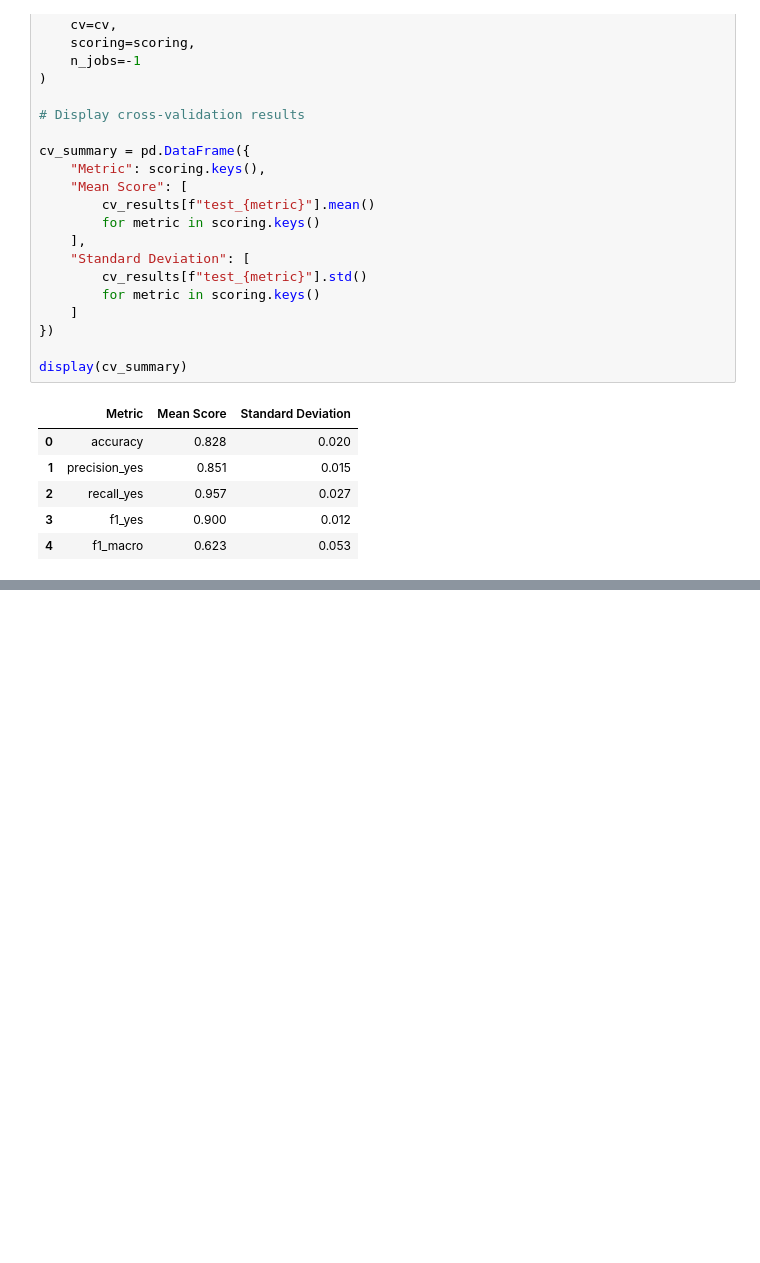
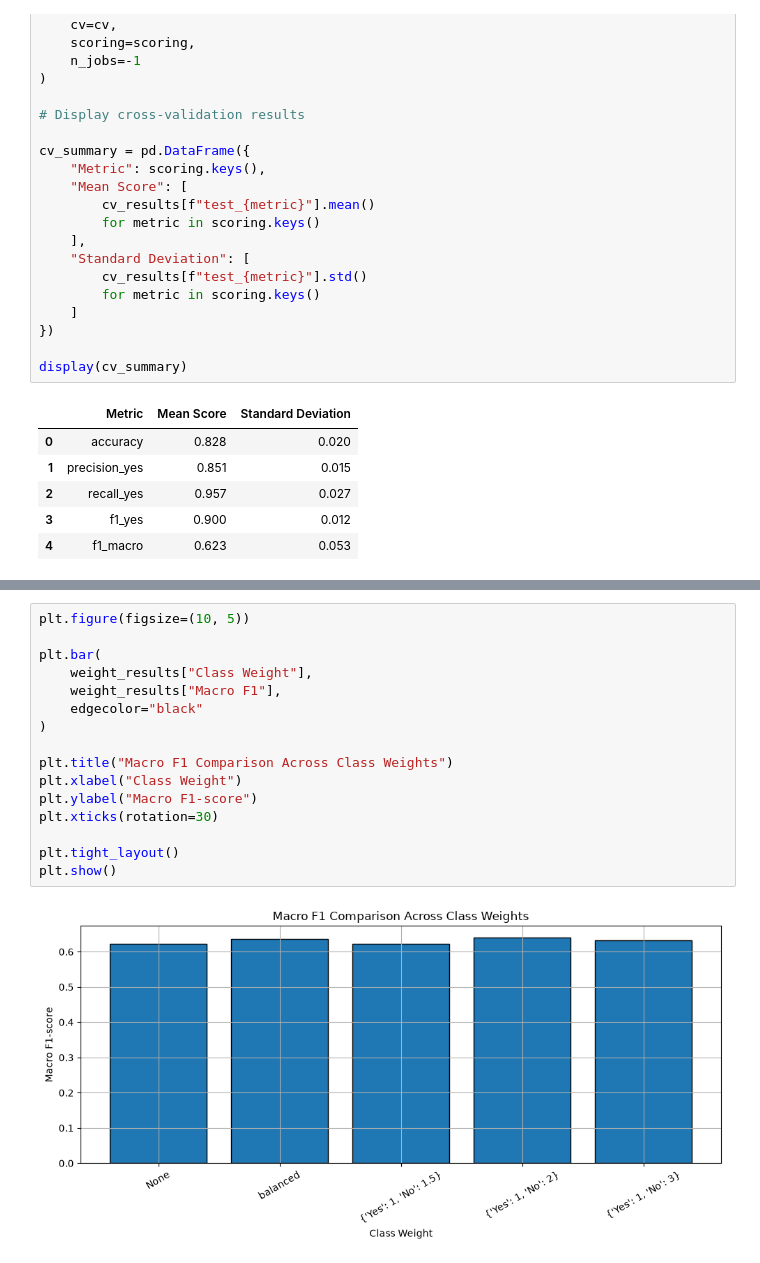
Before and after one commit to Mobin-Madadi/customer-churn-prediction, a Jupyter notebook: notebooks/customer_churn.ipynb, the cells around one changed output, grey strips where cells are left out. Cells and saved outputs as stored; diff of their text form; blank space fills up the shorter version.

```diff
--- a/notebooks/customer_churn.ipynb
+++ b/notebooks/customer_churn.ipynb
@@ -406,0 +472,18 @@ display(cv_summary)
+# %%
+plt.figure(figsize=(10, 5))
+
+plt.bar(
+    weight_results["Class Weight"],
+    weight_results["Macro F1"],
+    edgecolor="black"
+)
+
+plt.title("Macro F1 Comparison Across Class Weights")
+plt.xlabel("Class Weight")
+plt.ylabel("Macro F1-score")
+plt.xticks(rotation=30)
+
+plt.tight_layout()
+plt.show()
+# %% [output]
+[figure, added]
```
Also changed, not shown: parts of 2 cells of this notebook.
